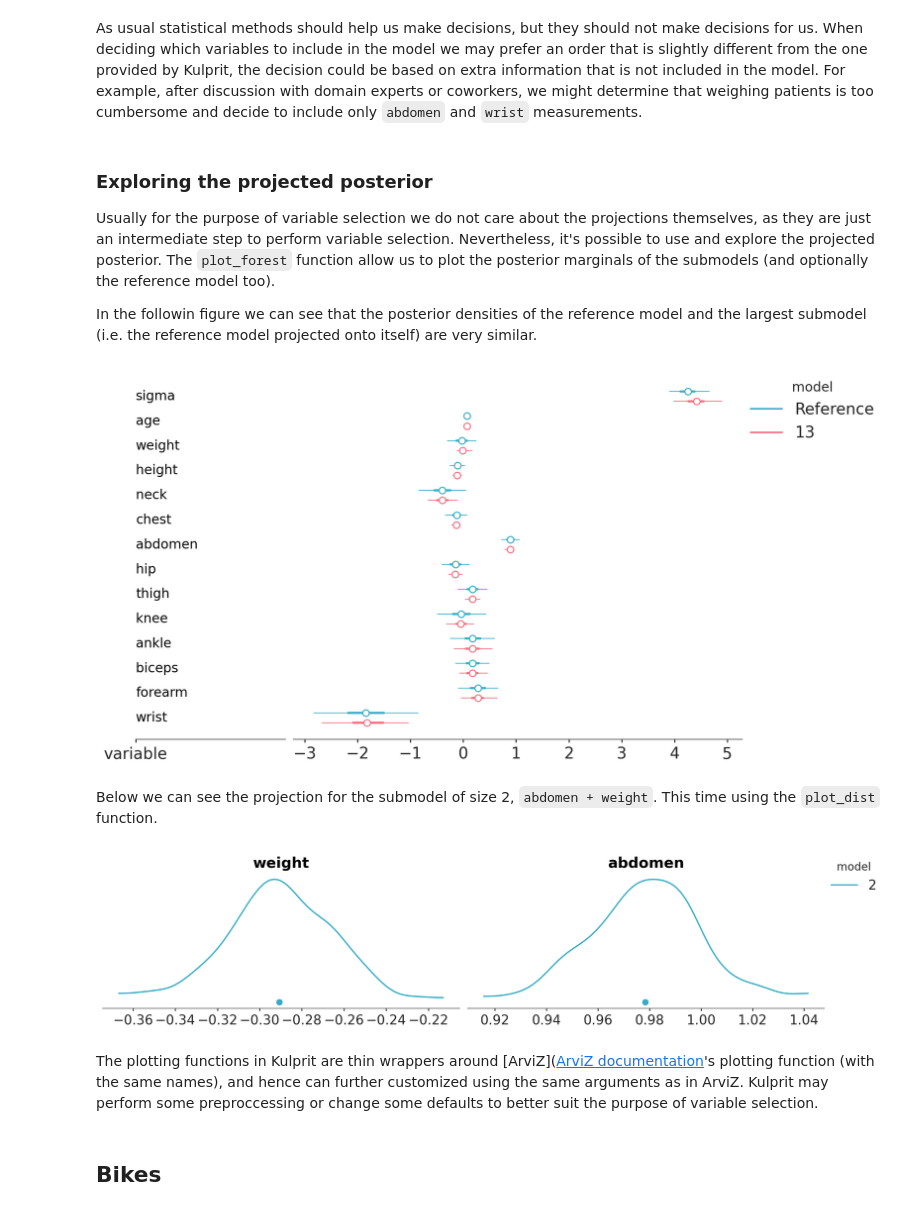
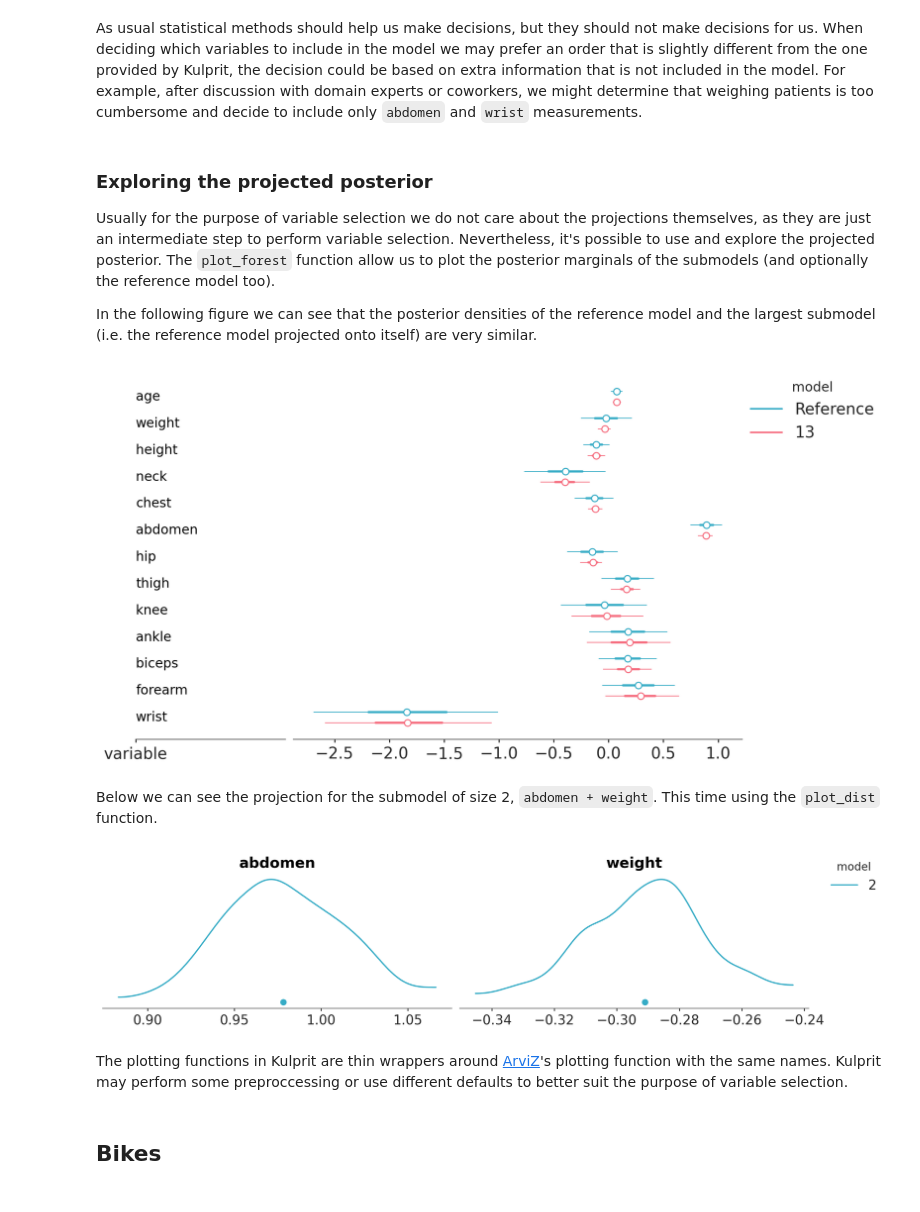
Before and after one commit to bambinos/kulprit, a Jupyter notebook: docs/examples/Examples.ipynb, the cells around one changed output. Cells and saved outputs as stored; diff of their text form; code cells hidden in the pictures.

```diff
--- a/docs/examples/Examples.ipynb
+++ b/docs/examples/Examples.ipynb
@@ -100,25 +102,26 @@ As usual statistical methods should help us make decisions, but they should not
 
 Usually for the purpose of variable selection we do not care about the projections themselves, as they are just an intermediate step to perform variable selection. Nevertheless, it's possible to use and explore the projected posterior. The `plot_forest` function allow us to plot the posterior marginals of the submodels (and optionally the reference model too).
 
-In the followin figure we can see that the posterior densities of the reference model and the largest submodel (i.e. the reference model projected onto itself) are very similar.
+In the following figure we can see that the posterior densities of the reference model and the largest submodel (i.e. the reference model projected onto itself) are very similar.
 # %%
-kpt.plot_forest(ppi, var_names=["~Intercept", "~mu"],
+kpt.plot_forest(ppi,
                    submodels=[13],
                    include_reference=True,
+                   shade_label=None,
                    figure_kwargs={"figsize": (10, 5)},
                   );
 # %% [output]
-[figure, old version]
+[figure, new version]
 # %% [markdown]
 Below we can see the projection for the submodel of size 2, `abdomen + weight`. This time using the `plot_dist` function.
 # %%
-kpt.plot_dist(ppi, var_names=selected_submodel.term_names,
+kpt.plot_dist(ppi,
               submodels=[selected_submodel.size],
               );
 # %% [output]
-[figure, old version]
+[figure, new version]
 # %% [markdown]
-The plotting functions in Kulprit are thin wrappers around [ArviZ]([ArviZ documentation](https://arviz-plots.readthedocs.io/en/latest/)'s plotting function (with the same names), and hence can further customized using the same arguments as in ArviZ. Kulprit may perform some preproccessing or change some defaults to better suit the purpose of variable selection.
+The plotting functions in Kulprit are thin wrappers around [ArviZ](https://arviz-plots.readthedocs.io/en/latest/)'s plotting function with the same names. Kulprit may perform some preproccessing or use different defaults to better suit the purpose of variable selection.
 # %% [markdown]
 ## Bikes
 # %%
```
Also changed, not shown: parts of 16 cells of this notebook, 3 other files.
